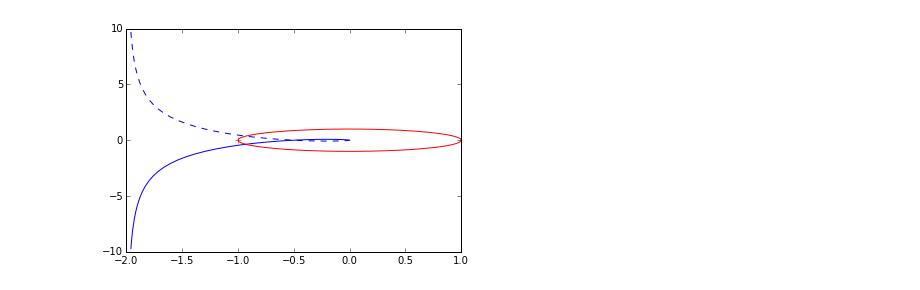
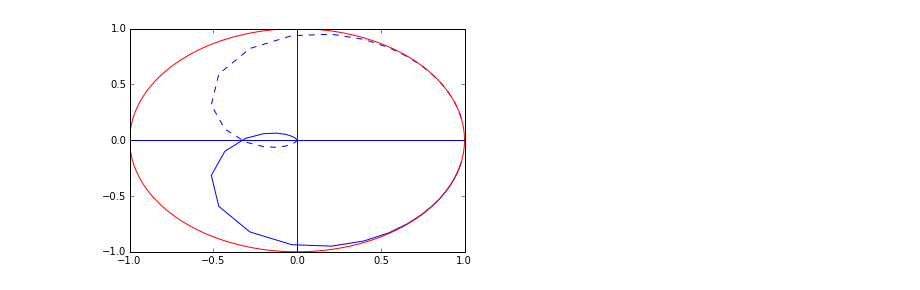
Before and after one commit to claesenm/kul-systeemtheorie, a Jupyter notebook: notebooks/ProportionalControllerDemo2.ipynb, the cells around one changed output. Drawn from its saved outputs; the diff is of its cells as text; code cells hidden in the pictures.

```diff
--- a/notebooks/ProportionalControllerDemo2.ipynb
+++ b/notebooks/ProportionalControllerDemo2.ipynb
@@ -37,7 +38,8 @@ To see the gain margin on a Nyquist plot you have to determ the intersection of
-# %%
-control.nyquist(sys)
-hold(True)
-plot(np.cos(np.linspace(0,2*pi,1000)),np.sin(np.linspace(0,2*pi,1000)),'r')
-show()
-# %% [output]
-[figure, removed]
+# %%
+# Draw Nyquist plot
+control.nyquist(sys)
+# Draw unit circle and x and y axis
+draw_unit_circle()
+show()
+# %% [output]
+[figure, added]
```
Also changed, not shown: parts of 5 cells of this notebook, 4 other files.
